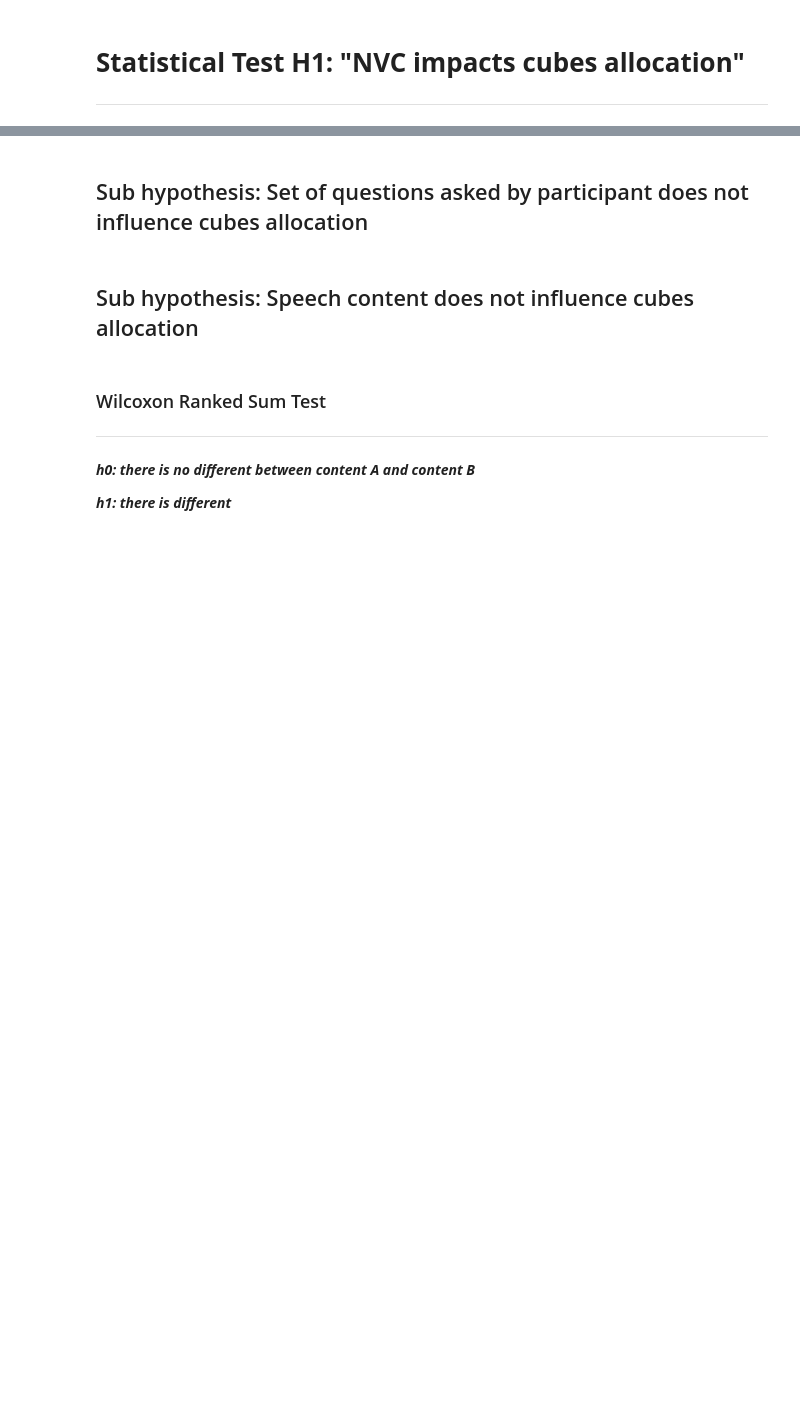
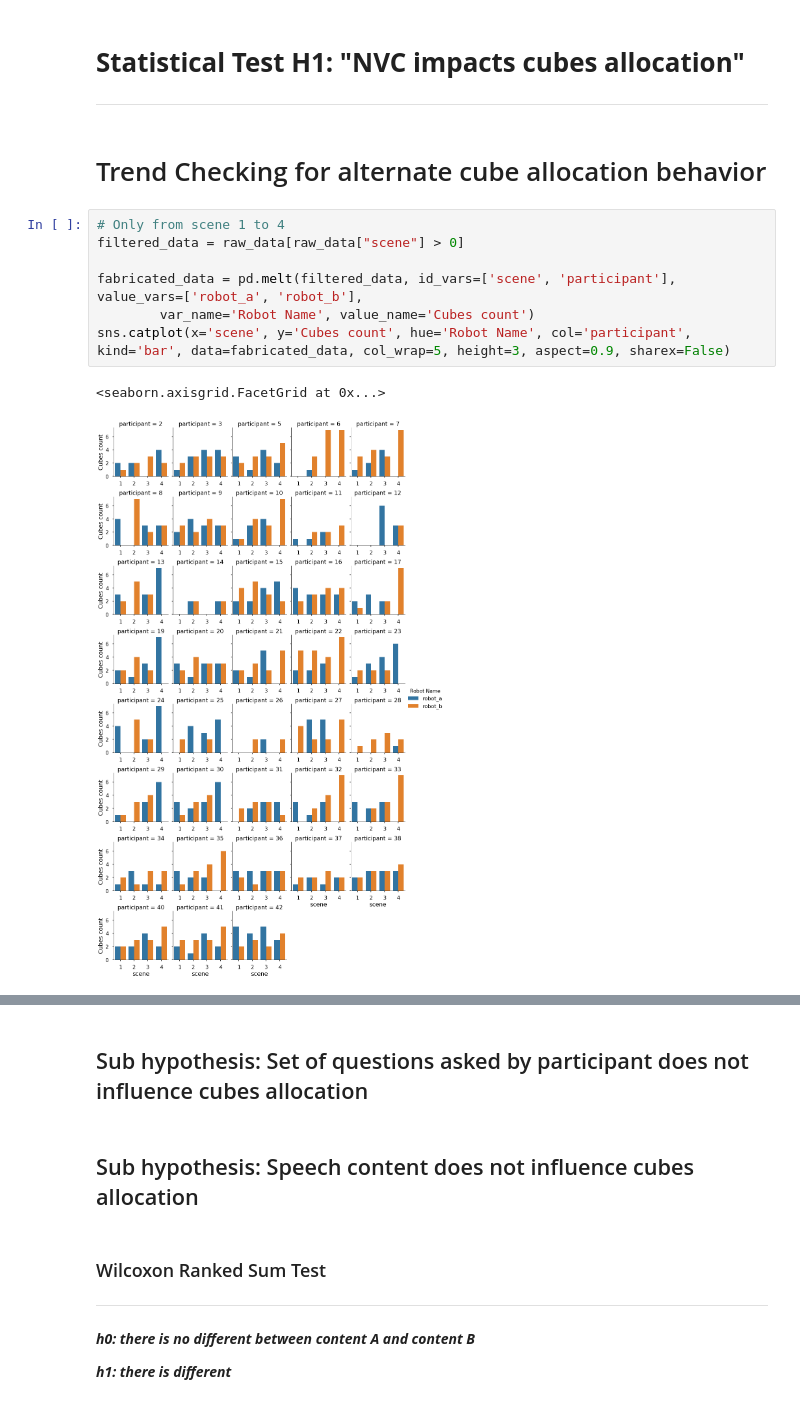
Before and after one commit to nilesh0109/PHRI_1920, a Jupyter notebook: evaluation/phri_eval.ipynb, the cells around one changed output, grey strips where cells are left out. Saved outputs shown, nothing was run; the diff lists cells and outputs as text; blank space fills up the shorter version.

```diff
--- a/evaluation/phri_eval.ipynb
+++ b/evaluation/phri_eval.ipynb
@@ -273,3 +255,15 @@ cubes_by_participant_scenes_1[["robot_a","robot_b"]].plot(kind = 'bar', yticks=r
 # %% [markdown]
 # **Statistical Test H1: "NVC impacts cubes allocation"**
 ---
+# %% [markdown]
+# Trend Checking for alternate cube allocation behavior
+# %%
+# Only from scene 1 to 4
+filtered_data = raw_data[raw_data["scene"] > 0]
+
+fabricated_data = pd.melt(filtered_data, id_vars=['scene', 'participant'], value_vars=['robot_a', 'robot_b'],
+        var_name='Robot Name', value_name='Cubes count')
+sns.catplot(x='scene', y='Cubes count', hue='Robot Name', col='participant', kind='bar', data=fabricated_data, col_wrap=5, height=3, aspect=0.9, sharex=False)
+# %% [output]
+<seaborn.axisgrid.FacetGrid at 0x...>
+[figure, added]
```
Also changed, not shown: parts of 52 cells of this notebook.
